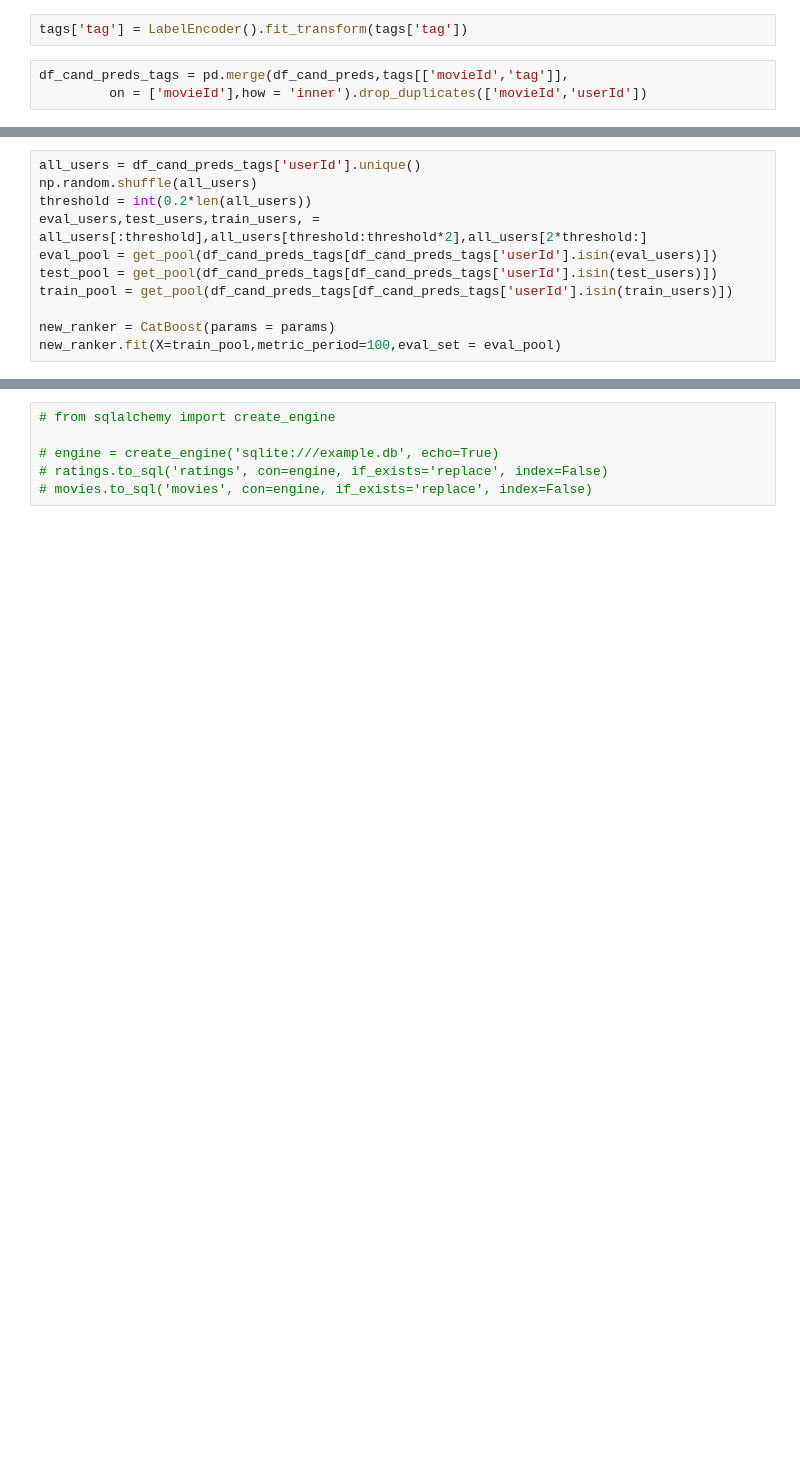
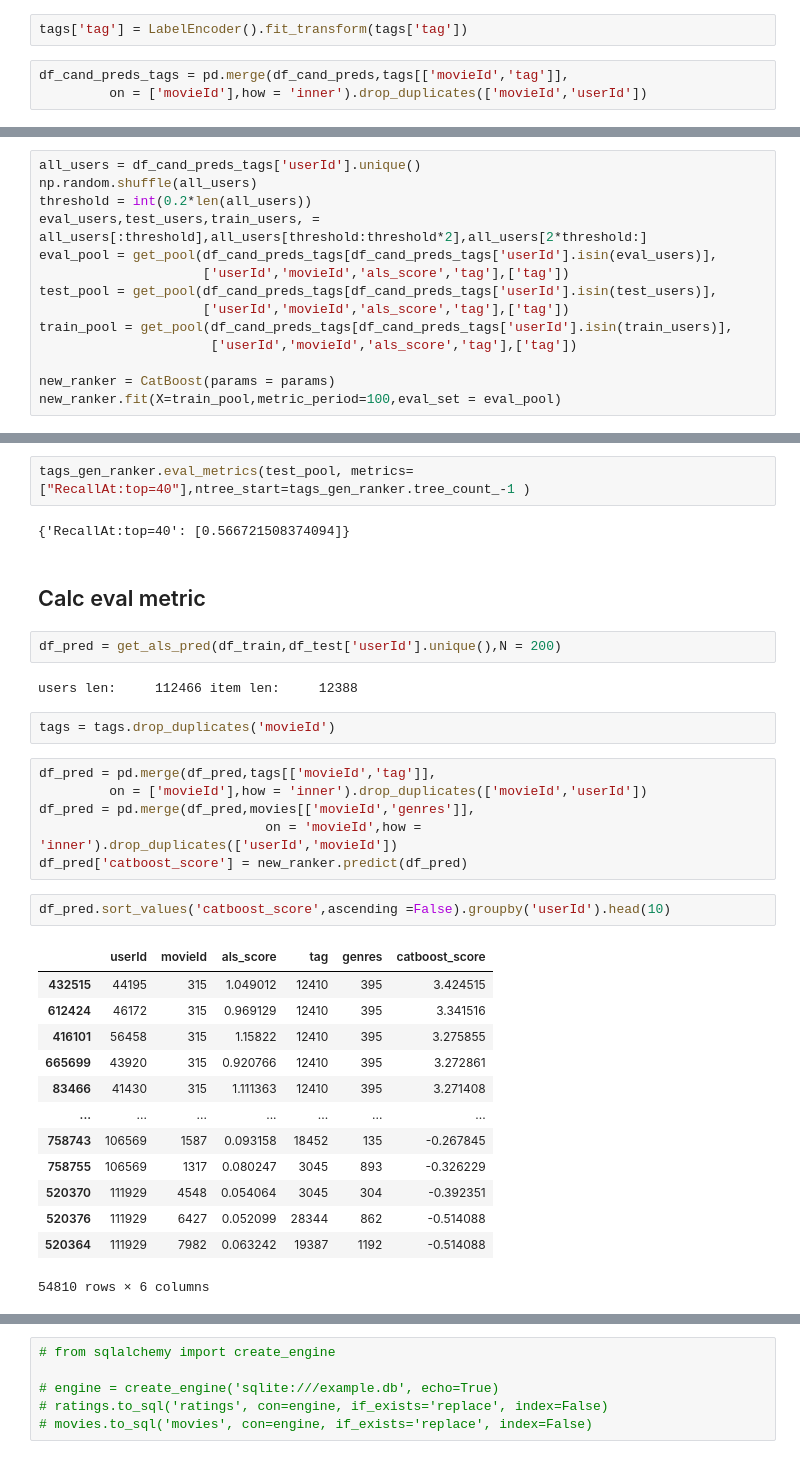
Before and after one commit to Vldmr-M/recsys, a Jupyter notebook: recsysAPI1.ipynb, the cells around one changed output, grey strips where cells are left out. Saved outputs shown, nothing was run; the diff lists cells and outputs as text; blank space fills up the shorter version.

Commit message:
svd+ranker, returns indexes

```diff
--- a/recsysAPI1.ipynb
+++ b/recsysAPI1.ipynb
@@ -256,9 +547,12 @@ all_users = df_cand_preds_tags['userId'].unique()
 np.random.shuffle(all_users)
 threshold = int(0.2*len(all_users))
 eval_users,test_users,train_users, = all_users[:threshold],all_users[threshold:threshold*2],all_users[2*threshold:]
-eval_pool = get_pool(df_cand_preds_tags[df_cand_preds_tags['userId'].isin(eval_users)])
-test_pool = get_pool(df_cand_preds_tags[df_cand_preds_tags['userId'].isin(test_users)])
-train_pool = get_pool(df_cand_preds_tags[df_cand_preds_tags['userId'].isin(train_users)])
+eval_pool = get_pool(df_cand_preds_tags[df_cand_preds_tags['userId'].isin(eval_users)],
+                     ['userId','movieId','als_score','tag'],['tag'])
+test_pool = get_pool(df_cand_preds_tags[df_cand_preds_tags['userId'].isin(test_users)],
+                     ['userId','movieId','als_score','tag'],['tag'])
+train_pool = get_pool(df_cand_preds_tags[df_cand_preds_tags['userId'].isin(train_users)],
+                      ['userId','movieId','als_score','tag'],['tag'])
 
 new_ranker = CatBoost(params = params)
 new_ranker.fit(X=train_pool,metric_period=100,eval_set = eval_pool)
@@ -315,0 +654,34 @@ df_test
+# %%
+tags_gen_ranker.eval_metrics(test_pool, metrics=["RecallAt:top=40"],ntree_start=tags_gen_ranker.tree_count_-1 )
+# %% [output]
+{'RecallAt:top=40': [0.566721508374094]}
+# %% [markdown]
+## Calc eval metric
+# %%
+df_pred = get_als_pred(df_train,df_test['userId'].unique(),N = 200)
+# %% [output]
+users len:     112466 item len:     12388
+# %%
+tags = tags.drop_duplicates('movieId')
+# %%
+df_pred = pd.merge(df_pred,tags[['movieId','tag']],
+         on = ['movieId'],how = 'inner').drop_duplicates(['movieId','userId'])
+df_pred = pd.merge(df_pred,movies[['movieId','genres']],
+                             on = 'movieId',how = 'inner').drop_duplicates(['userId','movieId'])
+df_pred['catboost_score'] = new_ranker.predict(df_pred)
+# %%
+df_pred.sort_values('catboost_score',ascending =False).groupby('userId').head(10)
+# %% [output]
+|  | userId | movieId | als_score | tag | genres | catboost_score |
+| 432515 | 44195 | 315 | 1.049012 | 12410 | 395 | 3.424515 |
+| 612424 | 46172 | 315 | 0.969129 | 12410 | 395 | 3.341516 |
+| 416101 | 56458 | 315 | 1.15822 | 12410 | 395 | 3.275855 |
+| 665699 | 43920 | 315 | 0.920766 | 12410 | 395 | 3.272861 |
+| 83466 | 41430 | 315 | 1.111363 | 12410 | 395 | 3.271408 |
+| ... | ... | ... | ... | ... | ... | ... |
+| 758743 | 106569 | 1587 | 0.093158 | 18452 | 135 | -0.267845 |
+| 758755 | 106569 | 1317 | 0.080247 | 3045 | 893 | -0.326229 |
+| 520370 | 111929 | 4548 | 0.054064 | 3045 | 304 | -0.392351 |
+| 520376 | 111929 | 6427 | 0.052099 | 28344 | 862 | -0.514088 |
+| 520364 | 111929 | 7982 | 0.063242 | 19387 | 1192 | -0.514088 |
+54810 rows × 6 columns
```
Also changed, not shown: parts of 85 cells of this notebook, 4 other files.
